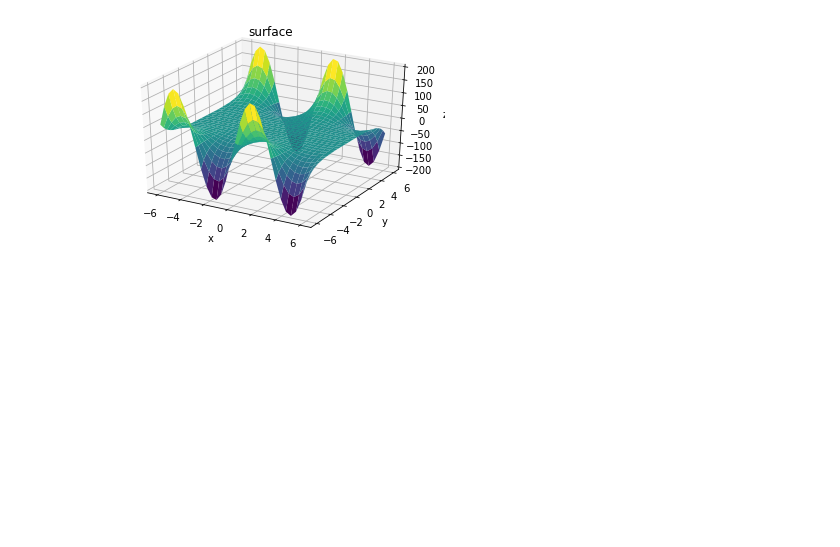
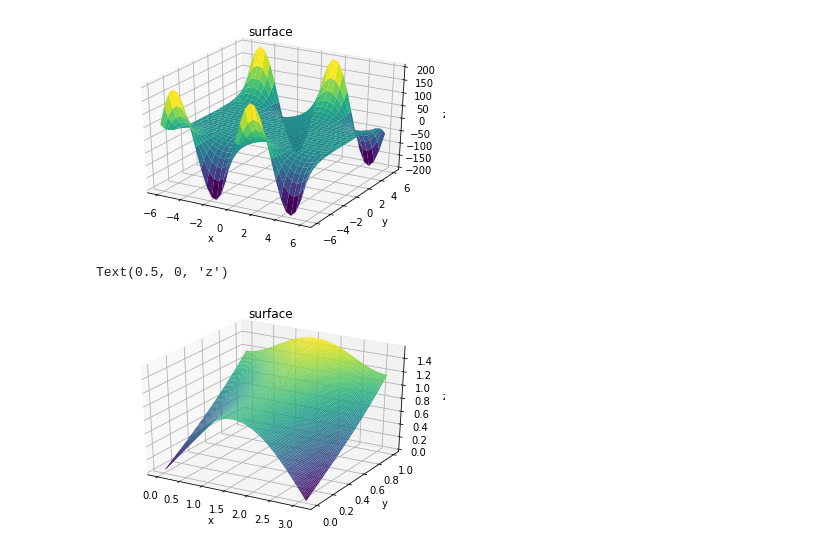
Before and after one commit to foamliu/Complex-Analysis, a Jupyter notebook: week3.ipynb, the cells around one changed output. Drawn from its saved outputs; the diff is of its cells as text; code cells hidden in the pictures; blank space fills up the shorter version.

```diff
--- a/week3.ipynb
+++ b/week3.ipynb
@@ -117,3 +117,31 @@ ax.set_ylabel('y')
 ax.set_zlabel('z');
 # %% [output]
 [figure]
+# %%
+import numpy as np
+import matplotlib.pyplot as plt
+
+from mpl_toolkits import mplot3d
+def f(x, y):
+    z = x + y*1j
+    f = np.sin(z)
+    res = np.array(f, np.int64)
+    norm = abs(f)
+    return norm
+
+x = np.linspace(0., np.pi, 100)
+y = np.linspace(0., 1., 100)
+
+X, Y = np.meshgrid(x, y)
+Z = f(X, Y)
+ax = plt.axes(projection='3d')
+ax.plot_surface(X, Y, Z, rstride=1, cstride=1,
+                cmap='viridis', edgecolor='none')
+ax.set_title('surface')
+
+ax.set_xlabel('x')
+ax.set_ylabel('y')
+ax.set_zlabel('z')
+# %% [output]
+Text(0.5, 0, 'z')
+[figure, added]
```
